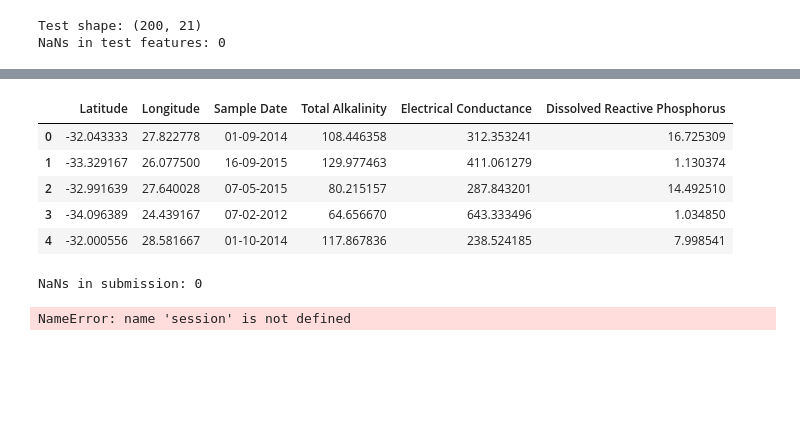
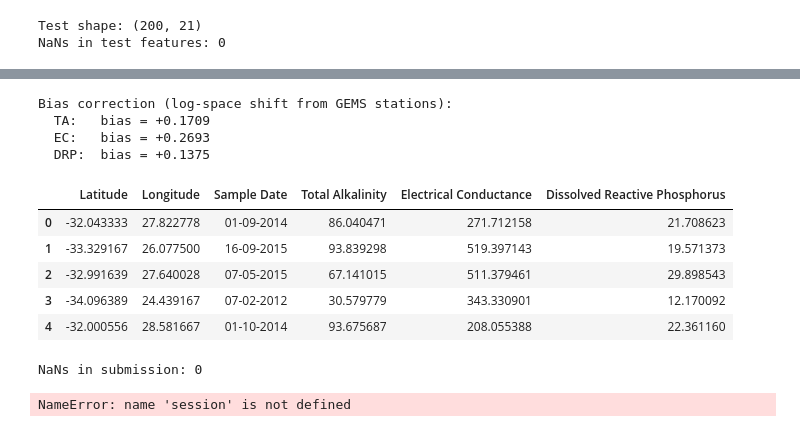
Before and after one commit to isaacdono/ey-hackathon, a Jupyter notebook: best_model_notebook_snowflake.ipynb, the cells around one changed output, grey strips where cells are left out. Saved outputs shown, nothing was run; the diff lists cells and outputs as text; code cells hidden in the pictures; blank space fills up the shorter version.

```diff
--- a/best_model_notebook_snowflake.ipynb
+++ b/best_model_notebook_snowflake.ipynb
@@ -227,7 +293,7 @@ Water quality parameters are **right-skewed** (long positive tails). DRP has a n
 # %%
 # ── 2.3 Target distributions ─────────────────────────────────────────────────
 TARGETS = ['Total Alkalinity', 'Electrical Conductance', 'Dissolved Reactive Phosphorus']
-TARGET_LABELS = ['TA (mg/L CaCO₃)', 'EC (mS/m)', 'DRP (µg/L)']
+TARGET_LABELS = ['TA (mg/L CaCO₃)', 'EC (µS/m)', 'DRP (µg/L)']
 COLORS = ['#4C72B0', '#55A868', '#C44E52']
 
 fig, axes = plt.subplots(2, 3, figsize=(15, 8))
@@ -548,10 +611,9 @@ for col in TARGETS:
 **15 features**: 6 TerraClimate + 4 Landsat bands + 3 spectral indices + 2 seasonality. Targets are `log1p`-transformed. Location groups are created for `GroupKFold` (spatial CV).
 # %%
 FEATURE_COLS = [
-    # 'ppt', 'def', 'soil', 'pet', 'aet', 'q',
-    'nir', 'green', 'swir16', 'swir22',
-    'NDMI', 'MNDWI', 'NDVI',
-    'month_sin', 'month_cos',
+    'ppt', 'def', 'soil', 'aet', 'q', # pet esta faltando no terra2
+    # 'nir', 'green', 'swir16', 'swir22',
+    'NDMI', 'MNDWI', 'NDVI', 'month_sin', 'month_cos'
 ]
 print(f'Features ({len(FEATURE_COLS)}): {FEATURE_COLS}')
 # %% [output]
@@ -751,9 +866,11 @@ landsat_new_test = pd.read_csv('landsat_new_features_validation.csv')
 terra_test       = pd.read_csv('terraclimate_features_validation.csv')
 terra_new_test   = pd.read_csv('terraclimate_new_features_validation.csv')
 
-test = landsat_test.merge(landsat_new_test, on=JOIN_KEYS, how='left') \
-                   .merge(terra_test,        on=JOIN_KEYS, how='left') \
-                   .merge(terra_new_test,    on=JOIN_KEYS, how='left')
+# Combine landsat test files (same approach as training)
+landsat_test_all = landsat_test.merge(landsat_new_test, on=JOIN_KEYS, how='left')
+terra_test_all   = terra_test.merge(terra_new_test, on=JOIN_KEYS, how='left')
+
+test = landsat_test_all.merge(terra_test_all, on=JOIN_KEYS, how='left')
 
 test = calibrate_landsat(test)
 for col in BANDS:
@@ -791,27 +908,55 @@ display(X_test.head())
 # %%
 submission_template = pd.read_csv('submission_template.csv')
 
-test['pred_TA']  = np.expm1(pipeline_TA.predict(X_test))
-test['pred_EC']  = np.expm1(pipeline_EC.predict(X_test))
-test['pred_DRP'] = np.expm1(pipeline_DRP.predict(X_test))
+# ── Bias correction using GEMS target-region stations ────────────────────────
+# The model was trained on all data (refit=True), so predictions on GEMS
+# stations are in-sample. We compute the systematic bias in log-space
+# and shift test predictions accordingly.
+X_gems = X[target_mask].reset_index(drop=True)
+
+def predict_with_bias(pipeline, y_log_all, target_mask, X_test):
+    """Compute log-space bias on GEMS stations and apply to test predictions."""
+    y_gems_log = y_log_all[target_mask].values
+    pred_gems_log = pipeline.predict(X_gems)
+    bias = np.mean(y_gems_log - pred_gems_log)
+    pred_test_log = pipeline.predict(X_test) + bias
+    print(f'  bias = {bias:+.4f}')
+    return np.expm1(pred_test_log)
+
+print('Bias correction (log-space shift from GEMS stations):')
+print('  TA: ', end='')
+test['pred_TA']  = predict_with_bias(pipeline_TA,  y_TA_log,  target_mask, X_test)
+print('  EC: ', end='')
+test['pred_EC']  = predict_with_bias(pipeline_EC,  y_EC_log,  target_mask, X_test)
+print('  DRP:', end='')
+test['pred_DRP'] = predict_with_bias(pipeline_DRP, y_DRP_log, target_mask, X_test)
 
 submission_df = submission_template[JOIN_KEYS].merge(
     test[JOIN_KEYS + ['pred_TA', 'pred_EC', 'pred_DRP']], on=JOIN_KEYS, how='left'
 ).rename(columns={
     'pred_TA':  'Total Alkalinity',
     'pred_EC':  'Electrical Conductance',
     'pred_DRP': 'Dissolved Reactive Phosphorus',
 })
+
+# Round predictions to 6 decimal places
+for col in ['Total Alkalinity', 'Electrical Conductance', 'Dissolved Reactive Phosphorus']:
+    submission_df[col] = submission_df[col].round(6)
+
 display(submission_df.head())
 print(f'NaNs in submission: {submission_df.isna().sum().sum()}')
 # %% [output]
+Bias correction (log-space shift from GEMS stations):
+  TA:   bias = +0.1709
+  EC:   bias = +0.2693
+  DRP:  bias = +0.1375
 |  | Latitude | Longitude | Sample Date | Total Alkalinity | Electrical Conductance | Dissolved Reactive Phosphorus |
-| 0 | -32.043333 | 27.822778 | 01-09-2014 | 108.446358 | 312.353241 | 16.725309 |
-| 1 | -33.329167 | 26.077500 | 16-09-2015 | 129.977463 | 411.061279 | 1.130374 |
-| 2 | -32.991639 | 27.640028 | 07-05-2015 | 80.215157 | 287.843201 | 14.492510 |
-| 3 | -34.096389 | 24.439167 | 07-02-2012 | 64.656670 | 643.333496 | 1.034850 |
-| 4 | -32.000556 | 28.581667 | 01-10-2014 | 117.867836 | 238.524185 | 7.998541 |
+| 0 | -32.043333 | 27.822778 | 01-09-2014 | 86.040471 | 271.712158 | 21.708623 |
+| 1 | -33.329167 | 26.077500 | 16-09-2015 | 93.839298 | 519.397143 | 19.571373 |
+| 2 | -32.991639 | 27.640028 | 07-05-2015 | 67.141015 | 511.379461 | 29.898543 |
+| 3 | -34.096389 | 24.439167 | 07-02-2012 | 30.579779 | 343.330901 | 12.170092 |
+| 4 | -32.000556 | 28.581667 | 01-10-2014 | 93.675687 | 208.055388 | 22.361160 |
-NaNs in submission: 0
+NaNs in submission: 0
 # %%
 #Dumping the predictions into a csv file.
 submission_df.to_csv("/tmp/submission.csv",index = False)
```
Also changed, not shown: parts of 15 cells of this notebook, 7 other files.
